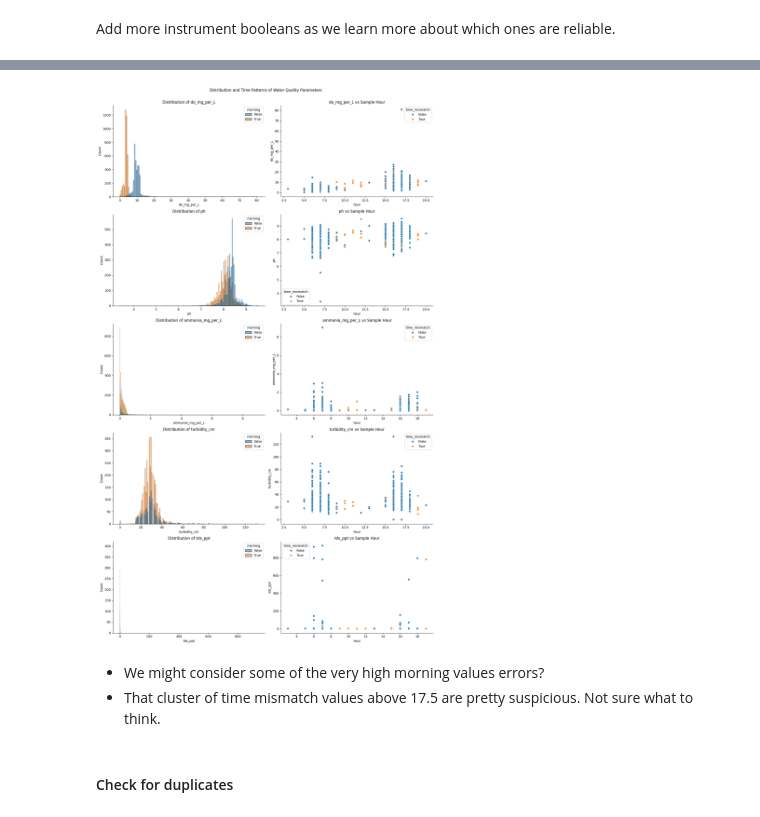
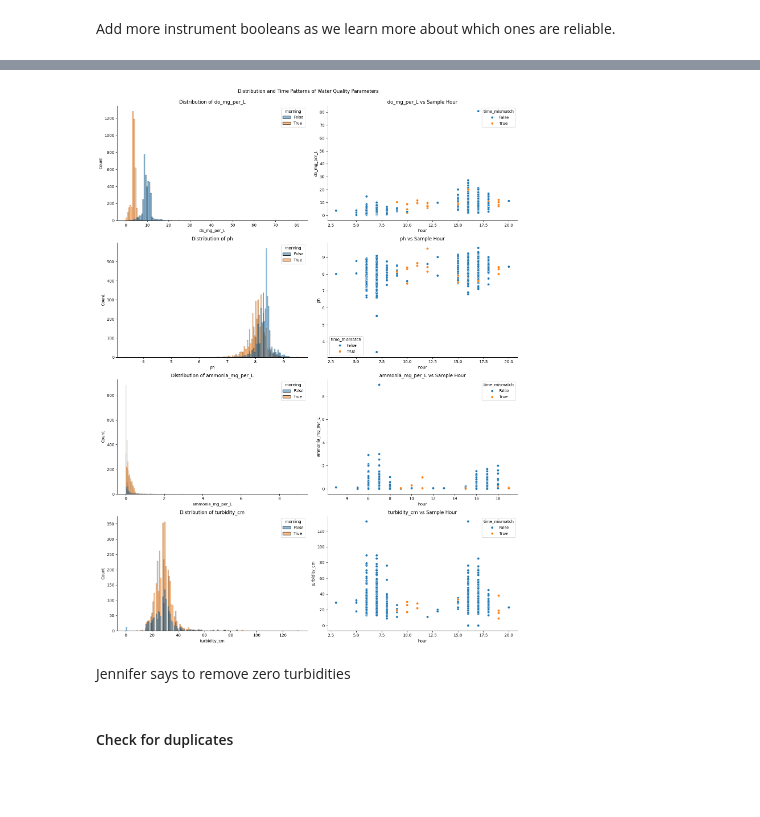
Before and after one commit to fish-welfare-initiative/fwi-predict, a Jupyter notebook: notebooks/23 clean_jun_2021_dec_2024_data.ipynb, the cells around one changed output, grey strips where cells are left out. Saved outputs shown, nothing was run; the diff lists cells and outputs as text; code cells hidden in the pictures; blank space fills up the shorter version.

```diff
--- a/notebooks/23 clean_jun_2021_dec_2024_data.ipynb
+++ b/notebooks/23 clean_jun_2021_dec_2024_data.ipynb
@@ -19,7 +21,7 @@ raw = raw.rename(columns=lambda s: s.lower() \
                                   .replace('_per_l', '_per_L'))
 # %%
 raw = raw.rename(columns={
-  'sr._no': 'serial_num',
+  'sr._no': 'sample_idx',
   'date_of_data_collection': 'date',
   'time_of_data_collection': 'sample_time',
   'type': 'time_of_day',
@@ -51,8 +53,8 @@ Index(['serial_num', 'date', 'sample_time', 'pond_id', 'farmer', 'time_of_day',
 # %% [markdown]
 There are more columns we can explore later if we were to take time series approach but sticking with simple quantitative for now.
 # %%
-keep_cols = ['serial_num', 'date', 'sample_time', 'pond_id', 'time_of_day', 'is_follow_up',
-             'group', 'pond_status', 'equipment', 'do_mg_per_L', 'ph', 'turbidity_cm', 'tds_ppt', 'ammonia_mg_per_L']
+keep_cols = ['sample_idx', 'date', 'sample_time', 'pond_id', 'time_of_day', 'is_follow_up',
+             'group', 'pond_status', 'equipment', 'do_mg_per_L', 'ph', 'turbidity_cm', 'ammonia_mg_per_L']
 
 explore_ds = raw[keep_cols].copy()
 # %%
@@ -201,28 +190,27 @@ Name: do_mg_per_L, Length: 7586, dtype: float64
 # %%
 # Create figure with subplots for each outcome variable
-outcomes = ['do_mg_per_L', 'ph', 'ammonia_mg_per_L', 'turbidity_cm', 'tds_ppt']
+outcomes = ['do_mg_per_L', 'ph', 'ammonia_mg_per_L', 'turbidity_cm']
 
 fig, axes = plt.subplots(len(outcomes), 2, figsize=(15, 5*len(outcomes)))
 
 for i, outcome in enumerate(outcomes):
     # Histogram
     sns.histplot(data=explore_ds, x=outcome, hue='morning', ax=axes[i,0])
     axes[i,0].set_title(f'Distribution of {outcome}')
     axes[i,0].spines['top'].set_visible(False)
     axes[i,0].spines['right'].set_visible(False)
 
     # Scatter plot
     sns.scatterplot(data=explore_ds, x='hour', y=outcome, hue='time_mismatch', ax=axes[i,1])
     axes[i,1].set_title(f'{outcome} vs Sample Hour')
     axes[i,1].spines['top'].set_visible(False)
     axes[i,1].spines['right'].set_visible(False)
 
 # Add padding between suptitle and subplots
 fig.tight_layout()
 fig.suptitle('Distribution and Time Patterns of Water Quality Parameters')
 fig.subplots_adjust(top=0.95)
 # %% [output]
-[figure, old version]
+[figure, new version]
-# %% [markdown]
-- We might consider some of the very high morning values errors?
-- That cluster of time mismatch values above 17.5 are pretty suspicious. Not sure what to think.
+# %% [markdown]
+Jennifer says to remove zero turbidities
```
Also changed, not shown: parts of 15 cells of this notebook, 7 other files.
